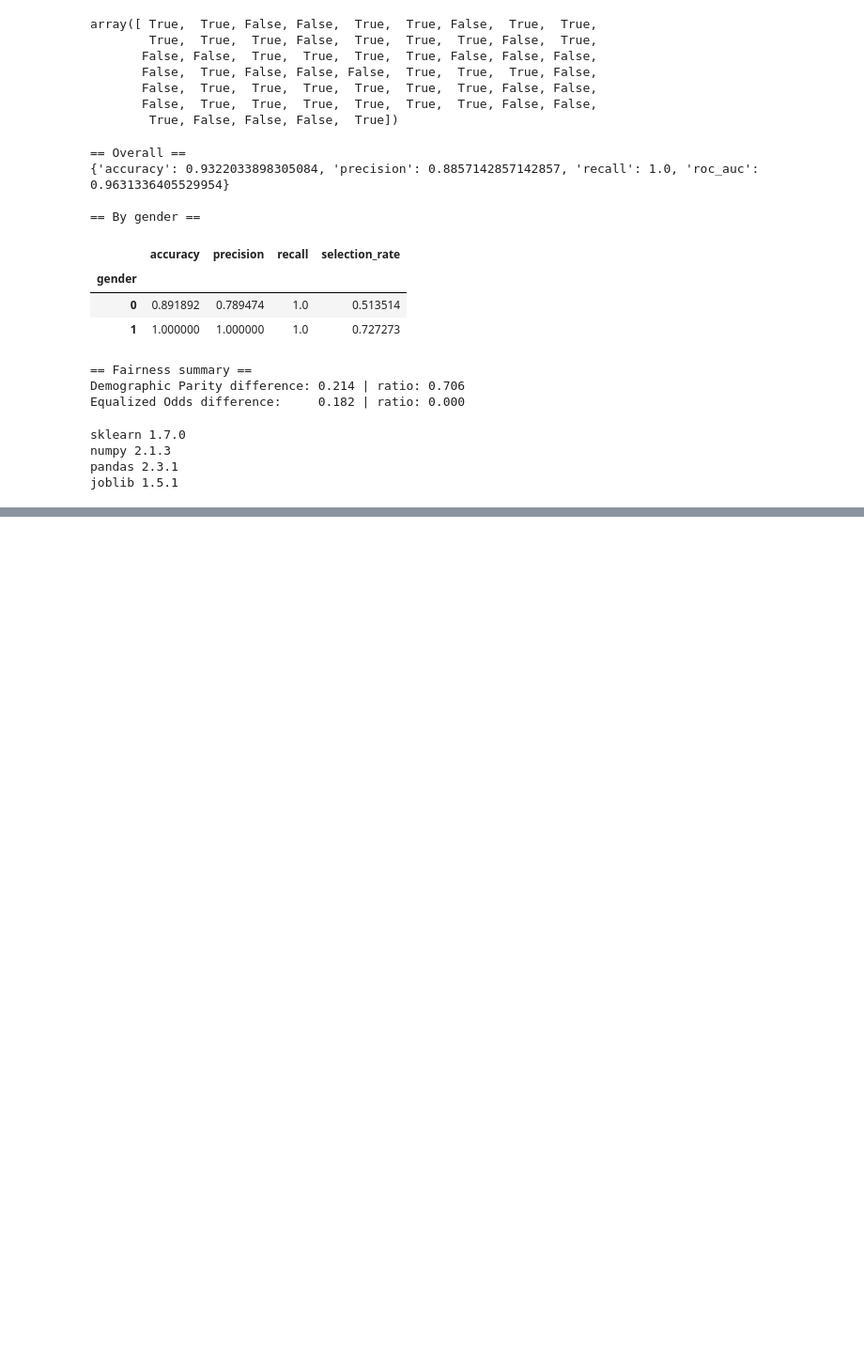
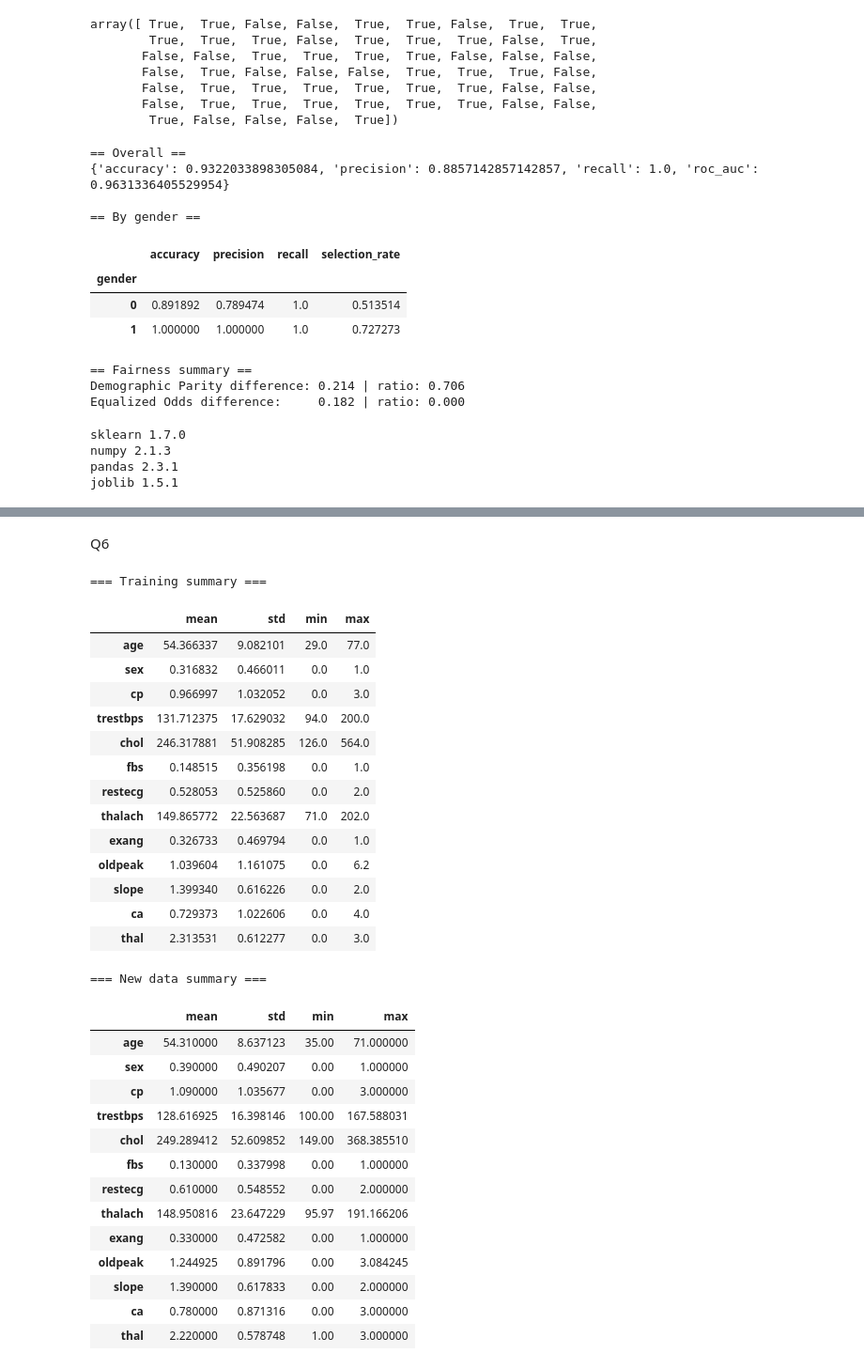
Before and after one commit to Saksham0803/21F3002170_IITMBS_MLOPS_OPPE2, a Jupyter notebook: HeartDiseaseTrainingAndPrediction.ipynb, the cells around one changed output, grey strips where cells are left out. Shown at 94% size. Drawn from its saved outputs; the diff is of its cells as text; code cells hidden in the pictures; blank space fills up the shorter version.

```diff
--- a/HeartDiseaseTrainingAndPrediction.ipynb
+++ b/HeartDiseaseTrainingAndPrediction.ipynb
@@ -447,0 +800,54 @@ joblib 1.5.1
+# %% [markdown]
+Q6
+# %%
+import pandas as pd
+
+train_df = pd.read_csv("data/data.csv")
+new_df   = pd.read_csv("data/generated/test_100.csv")
+
+# Handle gender→sex renaming if needed
+if "sex" not in train_df.columns and "gender" in train_df.columns:
+    train_df["sex"] = pd.factorize(train_df["gender"])[0]
+    train_df = train_df.drop(columns=["gender"])
+
+features = ["age","sex","cp","trestbps","chol","fbs","restecg",
+            "thalach","exang","oldpeak","slope","ca","thal"]
+
+train_summary = train_df[features].describe().T
+new_summary   = new_df[features].describe().T
+
+print("=== Training summary ===")
+display(train_summary[["mean","std","min","max"]])
+print("\n=== New data summary ===")
+display(new_summary[["mean","std","min","max"]])
+# %% [output]
+=== Training summary ===
+|  | mean | std | min | max |
+| age | 54.366337 | 9.082101 | 29.0 | 77.0 |
+| sex | 0.316832 | 0.466011 | 0.0 | 1.0 |
+| cp | 0.966997 | 1.032052 | 0.0 | 3.0 |
+| trestbps | 131.712375 | 17.629032 | 94.0 | 200.0 |
+| chol | 246.317881 | 51.908285 | 126.0 | 564.0 |
+| fbs | 0.148515 | 0.356198 | 0.0 | 1.0 |
+| restecg | 0.528053 | 0.525860 | 0.0 | 2.0 |
+| thalach | 149.865772 | 22.563687 | 71.0 | 202.0 |
+| exang | 0.326733 | 0.469794 | 0.0 | 1.0 |
+| oldpeak | 1.039604 | 1.161075 | 0.0 | 6.2 |
+| slope | 1.399340 | 0.616226 | 0.0 | 2.0 |
+| ca | 0.729373 | 1.022606 | 0.0 | 4.0 |
+| thal | 2.313531 | 0.612277 | 0.0 | 3.0 |
+=== New data summary ===
+|  | mean | std | min | max |
+| age | 54.310000 | 8.637123 | 35.00 | 71.000000 |
+| sex | 0.390000 | 0.490207 | 0.00 | 1.000000 |
+| cp | 1.090000 | 1.035677 | 0.00 | 3.000000 |
+| trestbps | 128.616925 | 16.398146 | 100.00 | 167.588031 |
+| chol | 249.289412 | 52.609852 | 149.00 | 368.385510 |
+| fbs | 0.130000 | 0.337998 | 0.00 | 1.000000 |
+| restecg | 0.610000 | 0.548552 | 0.00 | 2.000000 |
+| thalach | 148.950816 | 23.647229 | 95.97 | 191.166206 |
+| exang | 0.330000 | 0.472582 | 0.00 | 1.000000 |
+| oldpeak | 1.244925 | 0.891796 | 0.00 | 3.084245 |
+| slope | 1.390000 | 0.617833 | 0.00 | 2.000000 |
+| ca | 0.780000 | 0.871316 | 0.00 | 3.000000 |
+| thal | 2.220000 | 0.578748 | 1.00 | 3.000000 |
```
Also changed, not shown: parts of 20 cells of this notebook, 16 other files.
